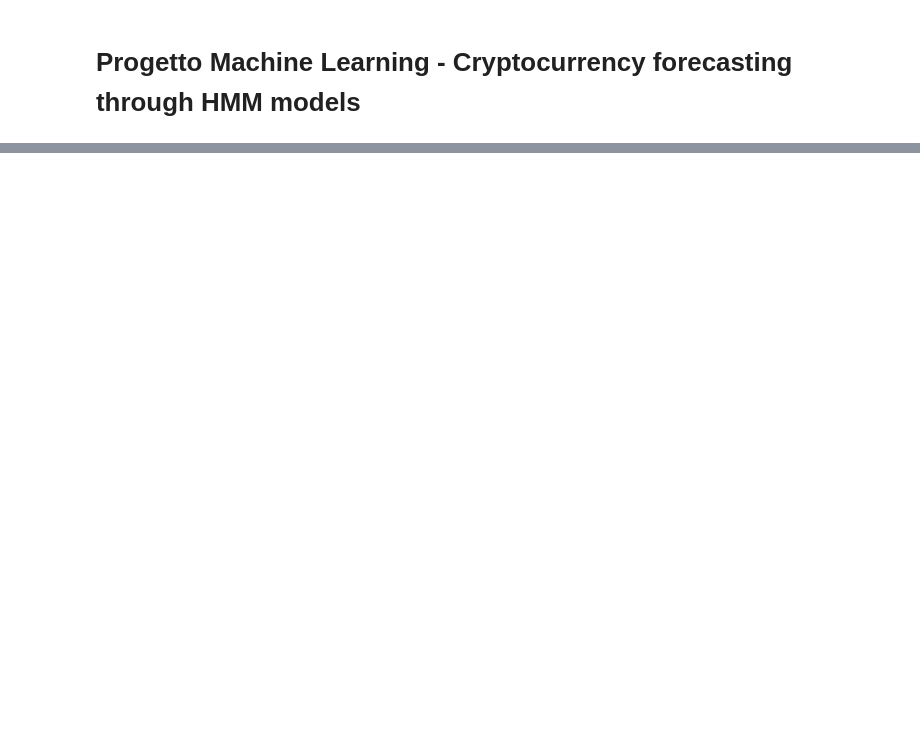
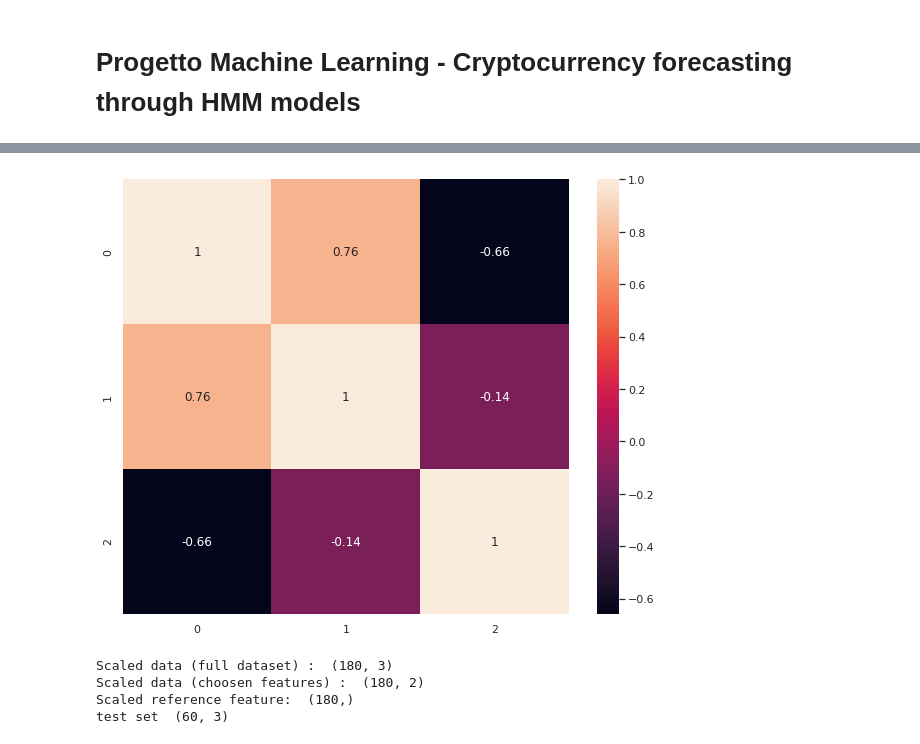
Before and after one commit to AntoninoParisi/HMM_crypto_forecasting, a Jupyter notebook: progetto_ML.ipynb, the cells around one changed output, grey strips where cells are left out. Saved outputs shown, nothing was run; the diff lists cells and outputs as text; code cells hidden in the pictures; blank space fills up the shorter version.

```diff
--- a/progetto_ML.ipynb
+++ b/progetto_ML.ipynb
@@ -298,0 +326,32 @@ next day real full version :  2324.67944917
+# %%
+# transformation of previous dataset in pandas dataframe
+
+df = pd.DataFrame(dataset);
+
+print(df.head())
+
+ds = pd.read_csv('coin_Ethereum.csv')
+
+ds_f = np.array(ds[["High","Low","Open","Close"]])
+
+close = ds["Close"]
+
+close_train = np.array(close[:2100])
+
+close_test = np.array(close[::-1])
+close_test = np.array(close_test[:60])
+close_test = close_test[::-1]
+
+
+ds_f = ds_f[::-1]
+ds_f = ds_f[:60]
+ds_f = ds_f[::-1]
+
+f1 = (np.divide(ds_f[:,3],ds_f[:,2]) - 1) # feature 1: close - open / open
+f2   = (np.divide(ds_f[:,0],ds_f[:,2]) - 1) # feature 2: high - open / open
+f3    = (1 - np.divide(ds_f[:,1],ds_f[:,2])) # feature 3: open - low / open
+
+
+
+
+test_set = np.column_stack([f1, f2, f3])
@@ -298,0 +384,34 @@ next day real full version :  2324.67944917
+# %%
+correlation_matrix = df.corr().round(2)
+annot = True
+sns.set(rc={'figure.figsize':(10,8)})
+sns.heatmap(data=correlation_matrix, annot=annot)
+plt.show()
+# %% [output]
+[figure, added]
+# %%
+# normalizing dataset
+
+scaler = MinMaxScaler()
+scaler.fit(df)
+scaled_data = scaler.transform(df)
+
+X_all = scaled_data[:, :]
+X_sm = scaled_data[:, [0,2]]
+y = scaled_data[:, 0]
+
+
+scaler.fit(test_set)
+
+scaled_data = scaler.transform(test_set)
+test_all = scaled_data;
+y_test = scaled_data[:,0]
+
+# Print out the shapes of the newly created variables as verification
+print('Scaled data (full dataset) : ',X_all.shape, '\nScaled data (choosen features) : ',X_sm.shape, '\nScaled reference feature: ',y.shape)
+print('test set ',(test_all.shape))
+# %% [output]
+Scaled data (full dataset) :  (180, 3)
+Scaled data (choosen features) :  (180, 2)
+Scaled reference feature:  (180,)
+test set  (60, 3)
```
Also changed, not shown: parts of 21 cells of this notebook.
